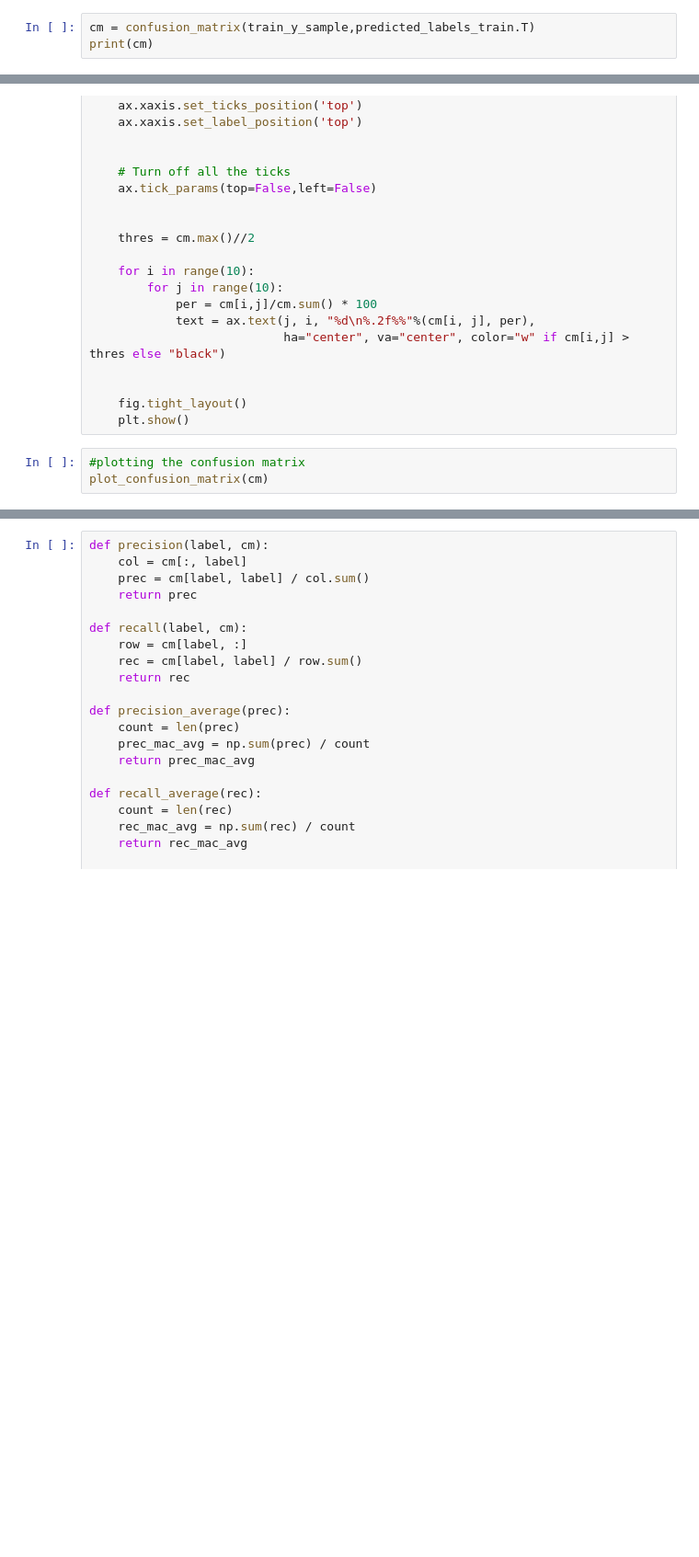
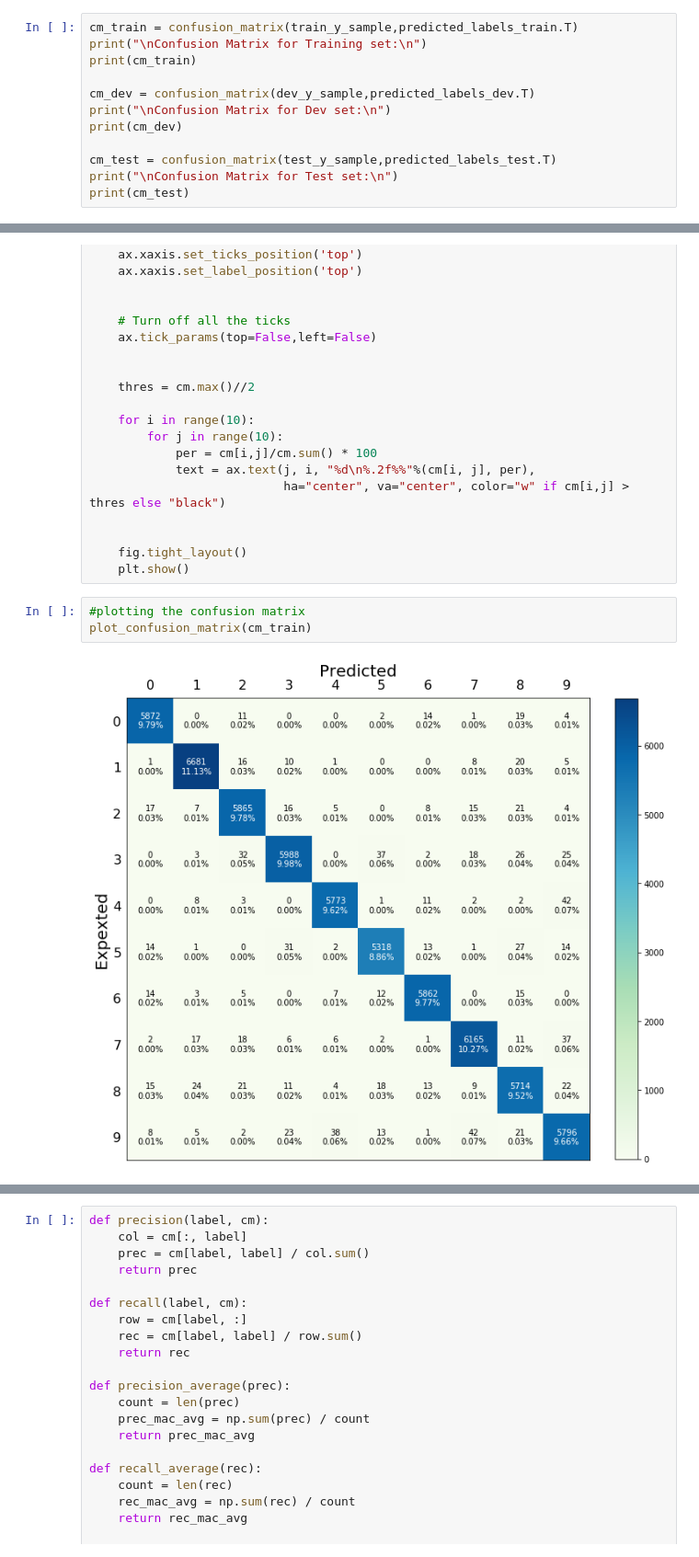
Before and after one commit to kattelsameer/HandWritten-Digit-Recognition-using-Deep-Learning, a Jupyter notebook: 5. Base Model/Code Experiments.ipynb, the cells around one changed output, grey strips where cells are left out. Shown at 92% size. Cells and saved outputs as stored; diff of their text form; blank space fills up the shorter version.

```diff
--- a/5. Base Model/Code Experiments.ipynb
+++ b/5. Base Model/Code Experiments.ipynb
@@ -423,6 +537,15 @@ def confusion_matrix(y_orig,y_predicted):
         cm[y_orig[i],y_predicted[i]] += 1
 
     return cm.astype(int)
-# %%
-cm = confusion_matrix(train_y_sample,predicted_labels_train.T)
-print(cm)
+# %%
+cm_train = confusion_matrix(train_y_sample,predicted_labels_train.T)
+print("\nConfusion Matrix for Training set:\n")
+print(cm_train)
+
+cm_dev = confusion_matrix(dev_y_sample,predicted_labels_dev.T)
+print("\nConfusion Matrix for Dev set:\n")
+print(cm_dev)
+
+cm_test = confusion_matrix(test_y_sample,predicted_labels_test.T)
+print("\nConfusion Matrix for Test set:\n")
+print(cm_test)
@@ -466,4 +607,6 @@ def plot_confusion_matrix(cm):
     plt.show()
 # %%
 #plotting the confusion matrix
-plot_confusion_matrix(cm)
+plot_confusion_matrix(cm_train)
+# %% [output]
+[figure, added]
```
Also changed, not shown: parts of 28 cells of this notebook, 1 other file.
